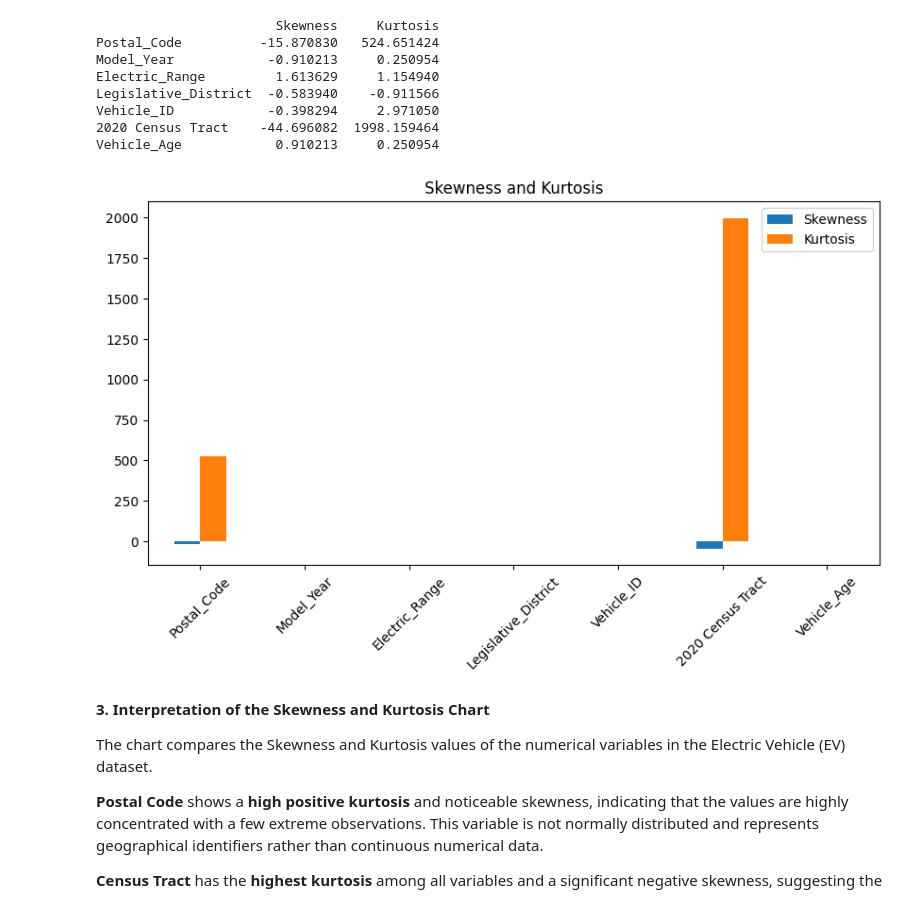
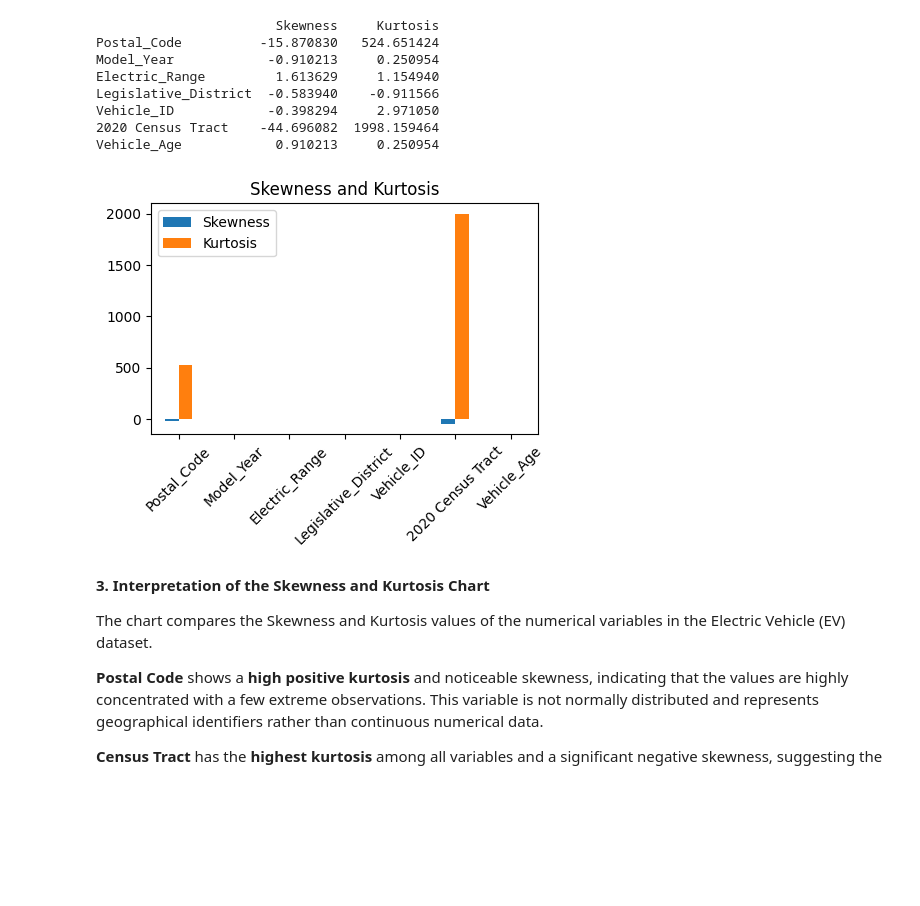
Before and after one commit to maha1606-gitoctocat/Electric-Vehicle-Population-Data-Analysis-using-Python, a Jupyter notebook: Main_Project.ipynb, the cells around one changed output. Drawn from its saved outputs; the diff is of its cells as text; code cells hidden in the pictures; blank space fills up the shorter version.

```diff
--- a/Main_Project.ipynb
+++ b/Main_Project.ipynb
@@ -667,15 +667,15 @@ Vehicle_Age            0.910213     0.250954
 # %%
 # visualization
 shape.plot(kind='bar',
-           figsize=(10,5))
+           figsize=(5,3))
 
 plt.title("Skewness and Kurtosis")
 
 plt.xticks(rotation=45)
 
 plt.show()
 # %% [output]
-[figure, old version]
+[figure, new version]
 # %% [markdown]
 **3. Interpretation of the Skewness and Kurtosis Chart**
 
```
Also changed, not shown: parts of 19 cells of this notebook.
